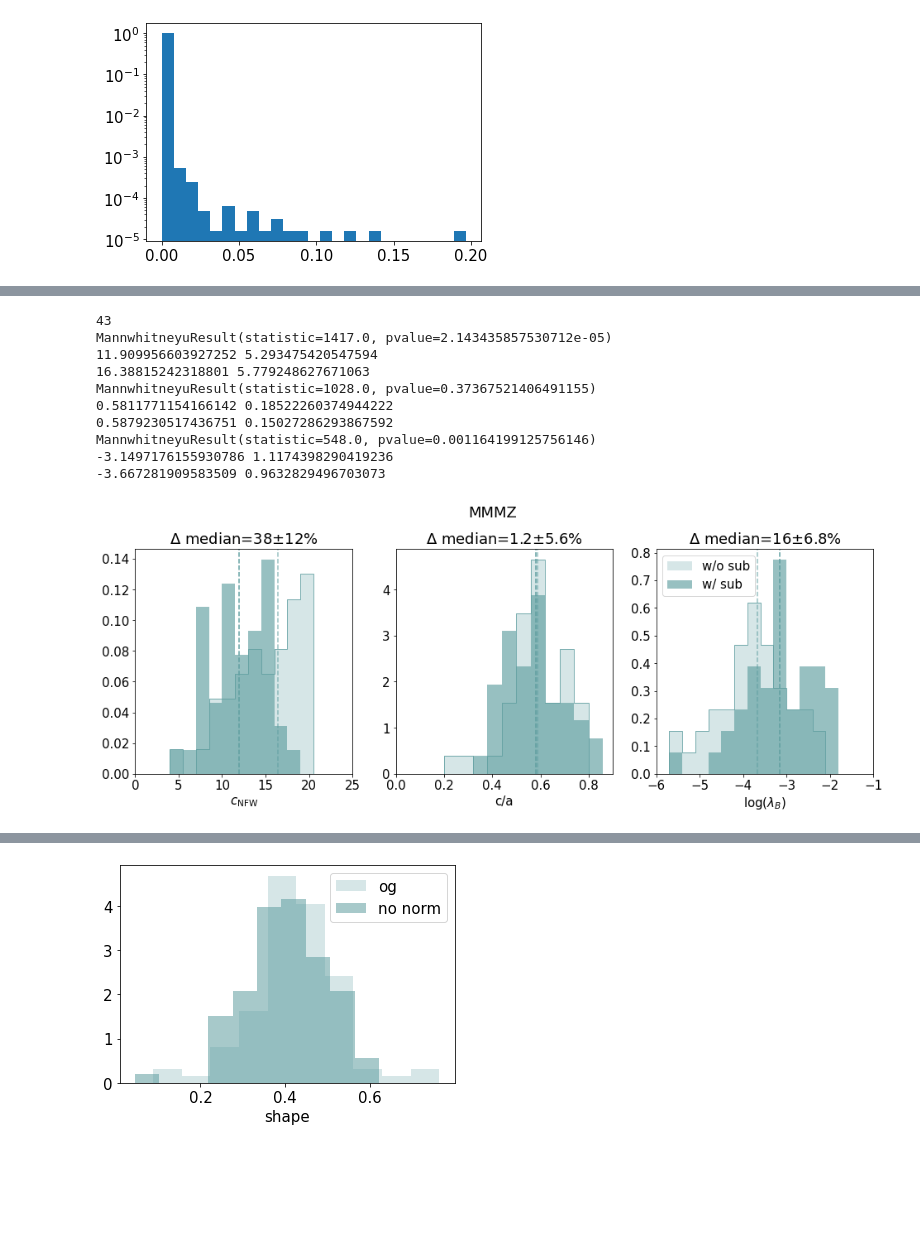
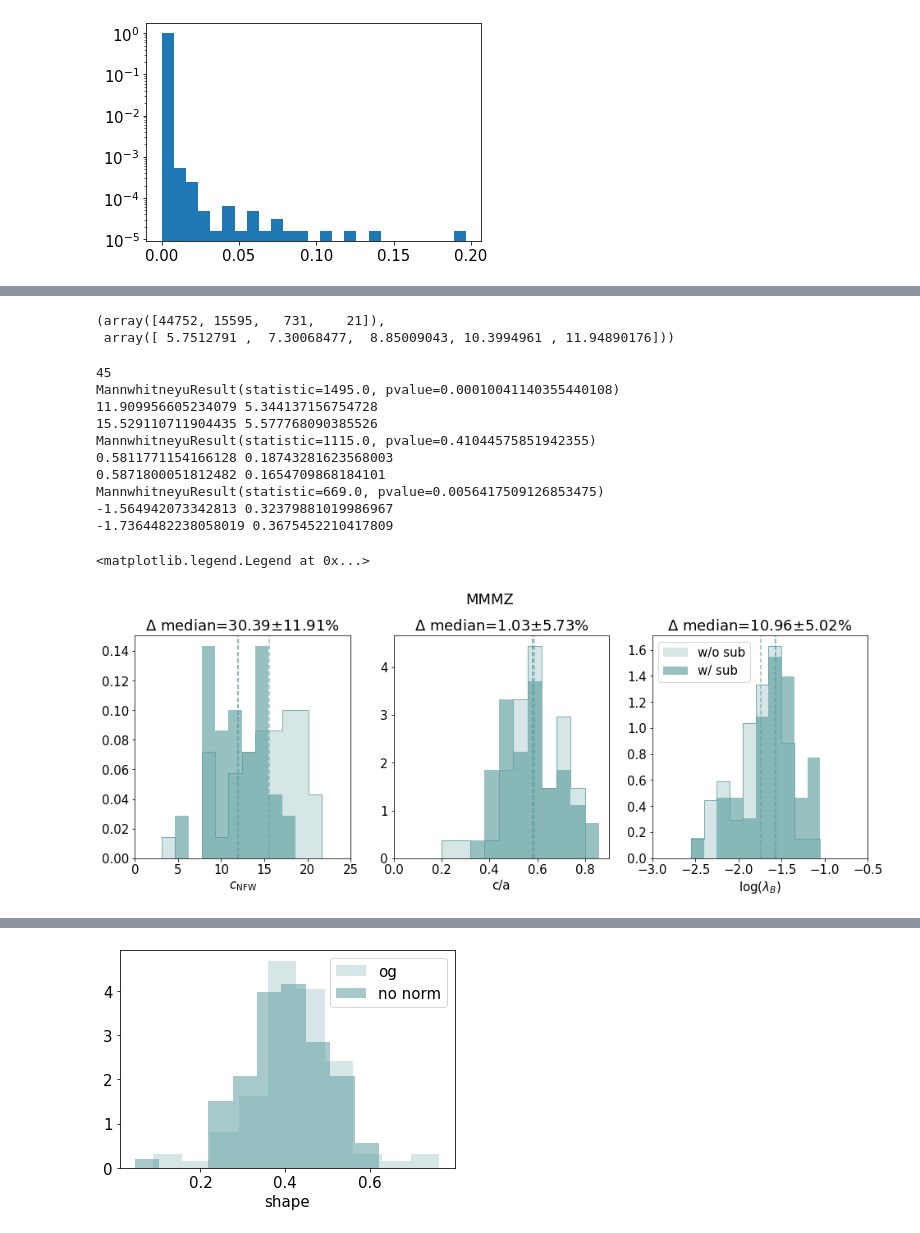
Before and after one commit to lmezini/SubhaloProperties, a Jupyter notebook: data_analysis.ipynb, the cells around one changed output, grey strips where cells are left out. Saved outputs shown, nothing was run; the diff lists cells and outputs as text; code cells hidden in the pictures; blank space fills up the shorter version.

```diff
--- a/data_analysis.ipynb
+++ b/data_analysis.ipynb
@@ -181,6 +223,11 @@ for i,halo in enumerate(halo_names):
     #hostvalues = ascii.read('/Users/lmezini/proj_2/Halos_Recalculated/{}/out_0.list'.format(halo), format = 'commented_header')
     hostvalues = ascii.read('/Users/lmezini/proj_2/rs_files/Halo{}/hlist.list'.format(halo),names=names)
     loc = int(np.where(hostvalues['ID']==int(host_ids[i]))[0][0])
+# %%
+np.histogram(np.log10(hostvalues['Mvir'][1:]),bins=4)
+# %% [output]
+(array([44752, 15595,   731,    21]),
+ array([ 5.7512791 ,  7.30068477,  8.85009043, 10.3994961 , 11.94890176]))
 # %%
 def get_med_shift_err(w_sub,wo_sub,n_smpls,n_boot = 1000):
     med_diffs = np.zeros(n_boot)
@@ -201,7 +248,7 @@ fig, (ax1, ax2, ax3) = plt.subplots(1, 3,figsize=(16,5))
 fig.suptitle('MMMZ',y=1.025)
 plt.rcParams['axes.facecolor'] = '1.'
 color = 'cadetblue'
-bins = np.arange(min(df_all_rhap_rm['calc_cs']),22.0,1.5)
+bins = np.arange(0,25.0,1.55)
 
 ax1.hist(df_ns['calc_cs'],alpha=0.25,bins = bins,label='Subs Excluded',density=True,color=color)
 ax1.hist(df_ns['calc_cs'],alpha=0.8,bins = bins,density=True,color=color,histtype='step')
@@ -219,63 +266,63 @@ print(np.median(df_ns['calc_cs']),iqr((df_ns['calc_cs'])))
 
 
 err_margin = 100*get_med_shift_err(df_all['calc_cs'],df_ns['calc_cs'],n_smpls=n_samples)
-textstr = '$\Delta$ median={}$\pm${}$\%$'.format(38,12)
+textstr = '$\Delta$ median={}$\pm${}$\%$'.format(round(diff,2),round(err_margin,2))
 
 ax1.set_title(textstr)
 ax1.set_xlabel('$c_\mathrm{NFW}$',fontsize=15)
 
 bins = np.arange(0.2,0.9,0.06)
 ax2.hist(df_ns['calc_shape'],alpha=0.25,bins=bins,density=True,label='w/o sub',color=color)
 ax2.hist(df_ns['calc_shape'],alpha=0.8,bins=bins,density=True,color=color,histtype='step')
 ax2.hist(df_all['calc_shape'],alpha=0.65,bins=bins,density=True,label='w/ sub',color=color)
 #ax2.hist(df_all['calc_shape'],histtype='step',alpha=0.5,bins=bins,density=True,label='w/ sub',color=color)
 #ax2.hist(df_ns['calc_shape'],histtype='step',alpha=0.5,bins=bins,density=True,label='w/o sub',color=color)
 ax2.axvline(np.median(df_all['calc_shape']),linestyle = '--',color=color)
 ax2.axvline(np.median(df_ns['calc_shape']),linestyle = '--',color=color,alpha=0.65)
 
 print(mannwhitneyu(df_ns['calc_shape'], df_all['calc_shape']))
 print(np.median(df_all['calc_shape']),iqr((df_all['calc_shape'])))
 print(np.median(df_ns['calc_shape']),iqr((df_ns['calc_shape'])))
 
 diff = -100*(np.median((df_all['calc_shape']))-np.median((df_ns['calc_shape'])))/np.median((df_all['calc_shape']))
 err_margin = 100*get_med_shift_err((df_all['calc_shape']),(df_ns['calc_shape']),n_smpls=43)
-textstr = '$\Delta$ median={}$\pm${}$\%$'.format(1.2,5.6)
+textstr = '$\Delta$ median={}$\pm${}$\%$'.format(round(diff,2),round(err_margin,2))
 ax2.set_xlim(0.0,0.9)
 ax2.set_title(textstr)
 ax2.set_xlabel('c/a')
 
-bins = np.arange(-6.0,-1,0.3)
-ax3.hist(np.log(df_ns['calc_spin']),alpha=0.25,bins = bins, label='w/o sub',density=True,color=color)
-ax3.hist(np.log(df_ns['calc_spin']),alpha=0.8,bins = bins,density=True,color=color,histtype='step')
+bins = np.arange(-3.0,-1,0.15)
+ax3.hist(np.log10(df_ns['calc_spin']),alpha=0.25,bins = bins, label='w/o sub',density=True,color=color)
+ax3.hist(np.log10(df_ns['calc_spin']),alpha=0.8,bins = bins,density=True,color=color,histtype='step')
+ax3.hist(np.log10(df_all['calc_spin']),alpha=0.65,bins = bins,density=True,label='w/ sub',color=color)
+#ax3.hist(np.log10(df_all['calc_spin']),histtype='step',alpha=0.5,bins = bins,density=True,color=color)
+#ax3.hist(np.log10(df_ns['calc_spin']),histtype='step',alpha=0.5,bins = bins,density=True,color=color)
+ax3.axvline(np.median(np.log10(df_all['calc_spin'])),linestyle = '--',color=color)
+ax3.axvline(np.median(np.log10(df_ns['calc_spin'])),linestyle = '--',color=color,alpha=0.65)
+ax3.set_xlabel('log($\lambda_{B}$)',fontsize=15)
+#diff = 100*(np.median(np.log10(df_all['calc_spin']))-np.median(np.log10(df_ns['calc_spin'])))/np.median(np.log10(df_all['calc_spin']))
 
-ax3.hist(np.log(df_all['calc_spin']),alpha=0.65,bins = bins,density=True,label='w/ sub',color=color)
-#ax3.hist(np.log(df_all['calc_spin']),histtype='step',alpha=0.5,bins = bins,density=True,color=color)
-#ax3.hist(np.log(df_ns['calc_spin']),histtype='step',alpha=0.5,bins = bins,density=True,color=color)
-ax3.axvline(np.median(np.log(df_all['calc_spin'])),linestyle = '--',color=color)
-ax3.axvline(np.median(np.log(df_ns['calc_spin'])),linestyle = '--',color=color,alpha=0.65)
-ax3.set_xlabel('log($\lambda_{B}$)',fontsize=15)
-#diff = 100*(np.median(np.log(df_all['calc_spin']))-np.median(np.log(df_ns['calc_spin'])))/np.median(np.log(df_all['calc_spin']))
+print(mannwhitneyu(np.log10(df_ns['calc_spin']), np.log10(df_all['calc_spin'])))
+print(np.median(np.log10(df_all['calc_spin'])),iqr(np.log10(df_all['calc_spin'])))
+print(np.median(np.log10(df_ns['calc_spin'])),iqr(np.log10(df_ns['calc_spin'])))
 
-print(mannwhitneyu(np.log(df_ns['calc_spin']), np.log(df_all['calc_spin'])))
-print(np.median(np.log(df_all['calc_spin'])),iqr(np.log(df_all['calc_spin'])))
-print(np.median(np.log(df_ns['calc_spin'])),iqr(np.log(df_ns['calc_spin'])))
-
-diff = -100*(np.median(np.log(df_all['calc_spin']))-np.median(np.log(df_ns['calc_spin'])))/np.median(np.log(df_all['calc_spin']))
-err_margin = 100*get_med_shift_err(np.log(df_all['calc_spin']),np.log(df_ns['calc_spin']),n_smpls=n_samples)
-textstr = '$\Delta$ median={}$\pm${}$\%$'.format(16,6.8)
-ax3.set_xlim(-6.,-1.)
+diff = -100*(np.median(np.log10(df_all['calc_spin']))-np.median(np.log10(df_ns['calc_spin'])))/np.median(np.log10(df_all['calc_spin']))
+err_margin = 100*get_med_shift_err(np.log10(df_all['calc_spin']),np.log10(df_ns['calc_spin']),n_smpls=n_samples)
+textstr = '$\Delta$ median={}$\pm${}$\%$'.format(round(diff,2),round(err_margin,2))
+ax3.set_xlim(-3.,-0.5)
 ax3.set_title(textstr)
 ax3.legend()
-plt.savefig('mwm_host_ws_wos_compare.png',bbox_inches='tight')
+#plt.savefig('mwm_host_ws_wos_compare.png',bbox_inches='tight')
 # %% [output]
-43
-MannwhitneyuResult(statistic=1417.0, pvalue=2.143435857530712e-05)
-11.909956603927252 5.293475420547594
-16.38815242318801 5.779248627671063
-MannwhitneyuResult(statistic=1028.0, pvalue=0.37367521406491155)
-0.5811771154166142 0.18522260374944222
-0.5879230517436751 0.15027286293867592
-MannwhitneyuResult(statistic=548.0, pvalue=0.001164199125756146)
--3.1497176155930786 1.1174398290419236
--3.667281909583509 0.9632829496703073
+45
+MannwhitneyuResult(statistic=1495.0, pvalue=0.00010041140355440108)
+11.909956605234079 5.344137156754728
+15.529110711904435 5.577768090385526
+MannwhitneyuResult(statistic=1115.0, pvalue=0.41044575851942355)
+0.5811771154166128 0.18743281623568003
+0.5871800051812482 0.1654709868184101
+MannwhitneyuResult(statistic=669.0, pvalue=0.0056417509126853475)
+-1.564942073342813 0.32379881019986967
+-1.7364482238058019 0.3675452210417809
+<matplotlib.legend.Legend at 0x...>
-[figure, old version]
+[figure, new version]
```
Also changed, not shown: parts of 33 cells of this notebook, 6 other files.
